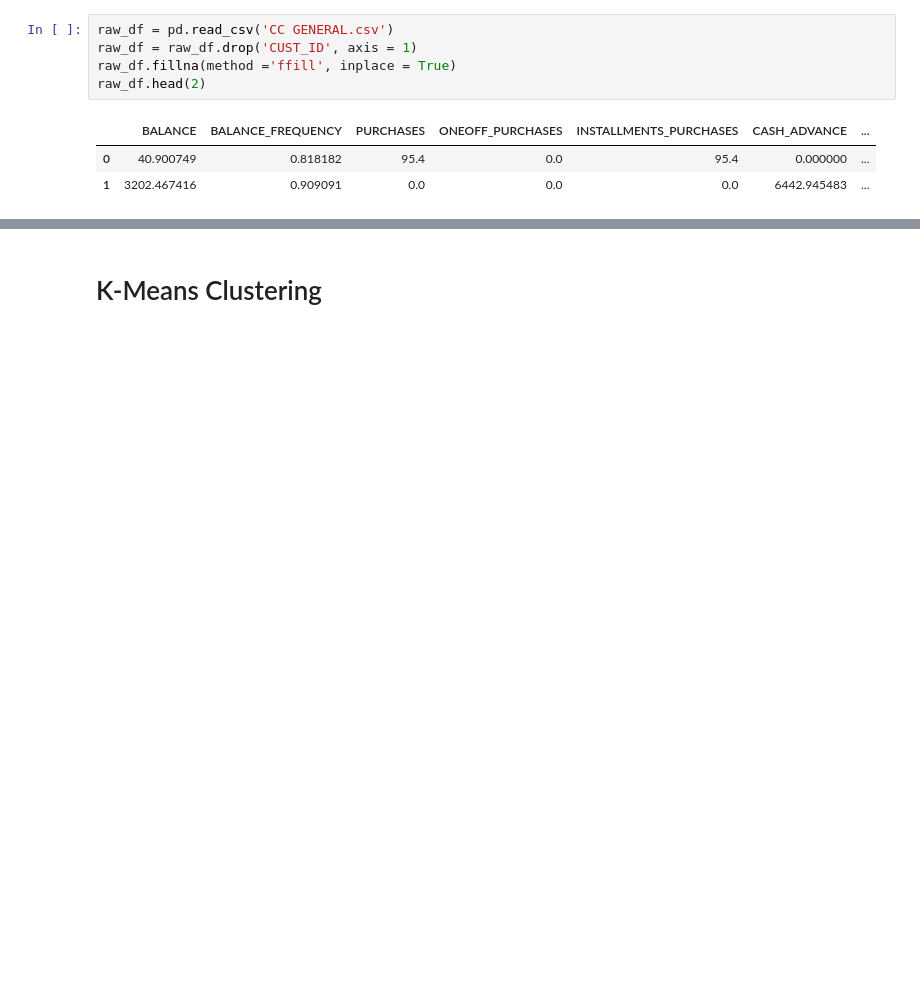
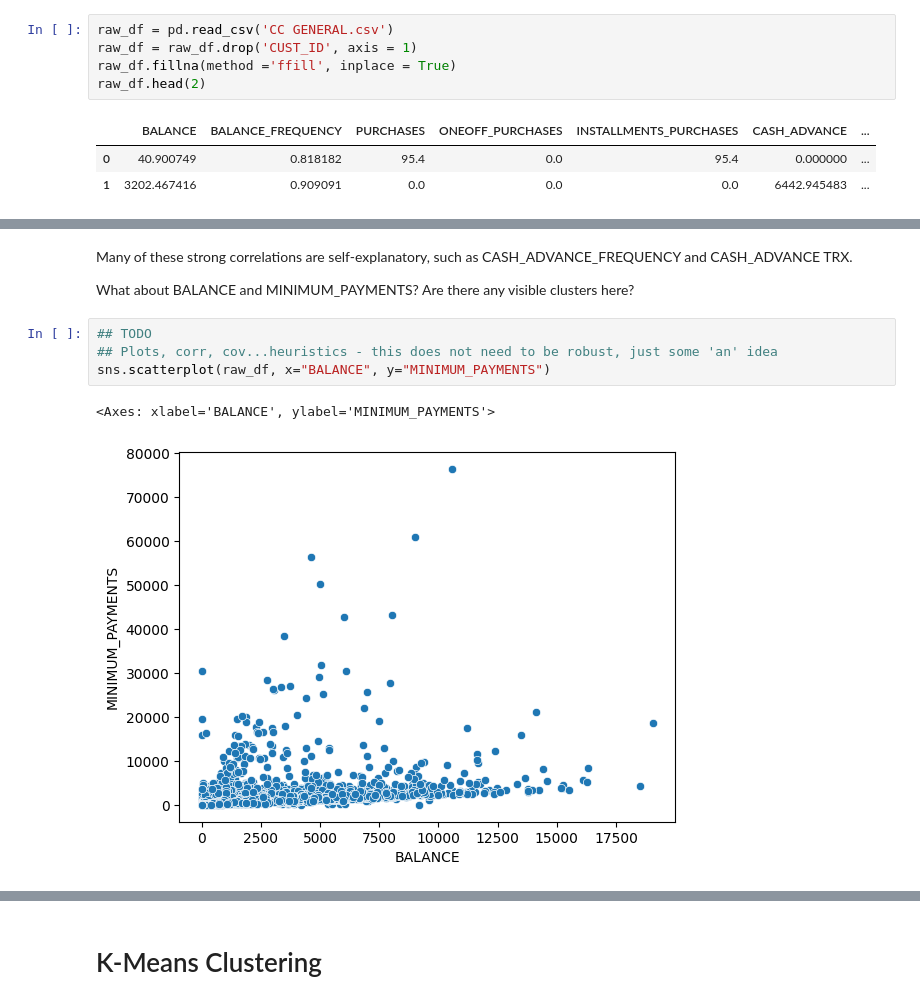
Before and after one commit to stvschmdt/ne_ds5230, a Jupyter notebook: prep_material/hierarchical_agglomerative_clustering.ipynb, the cells around one changed output, grey strips where cells are left out. Drawn from its saved outputs; the diff is of its cells as text; blank space fills up the shorter version.

```diff
--- a/prep_material/hierarchical_agglomerative_clustering.ipynb
+++ b/prep_material/hierarchical_agglomerative_clustering.ipynb
@@ -148,0 +72,11 @@ With agglomerative clustering, we end up with this nice hierarchy of clusters. B
+# %% [markdown]
+Many of these strong correlations are self-explanatory, such as CASH_ADVANCE_FREQUENCY and CASH_ADVANCE TRX.
+
+What about BALANCE and MINIMUM_PAYMENTS? Are there any visible clusters here?
+# %%
+## TODO
+## Plots, corr, cov...heuristics - this does not need to be robust, just some 'an' idea
+sns.scatterplot(raw_df, x="BALANCE", y="MINIMUM_PAYMENTS")
+# %% [output]
+<Axes: xlabel='BALANCE', ylabel='MINIMUM_PAYMENTS'>
+[figure, added]
```
Also changed, not shown: parts of 60 cells of this notebook.
